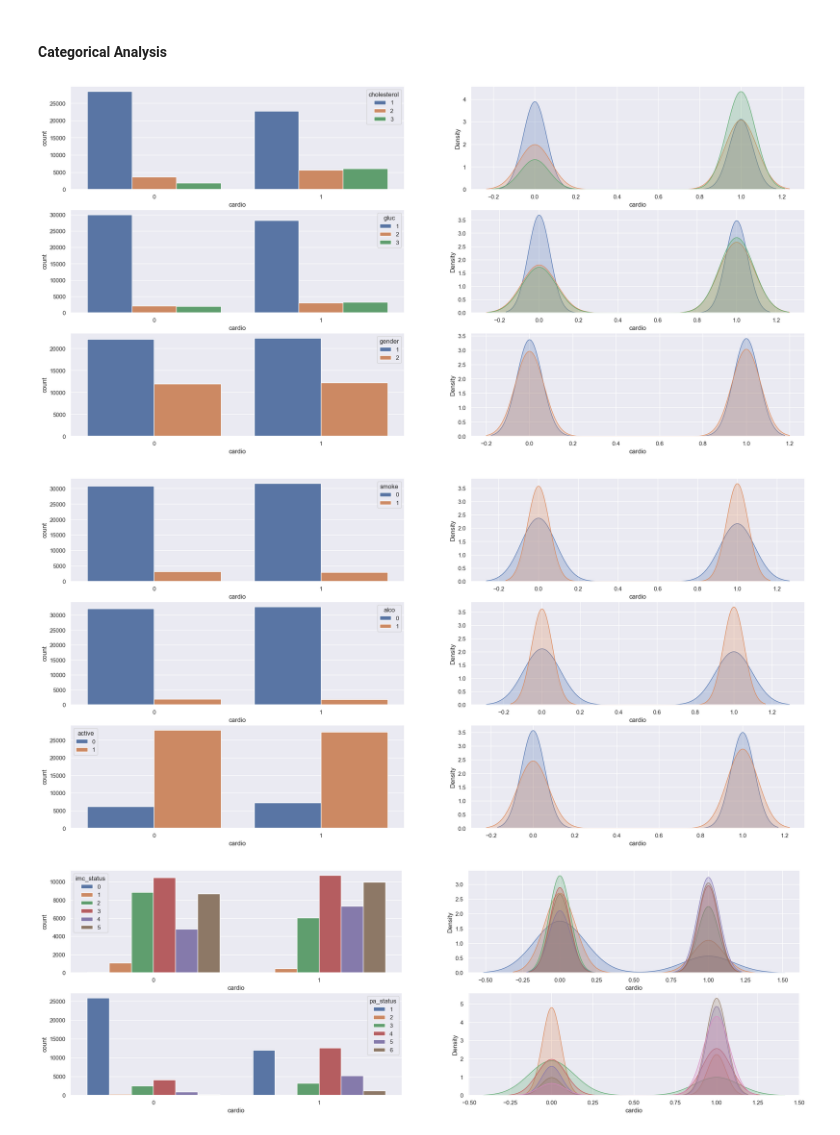
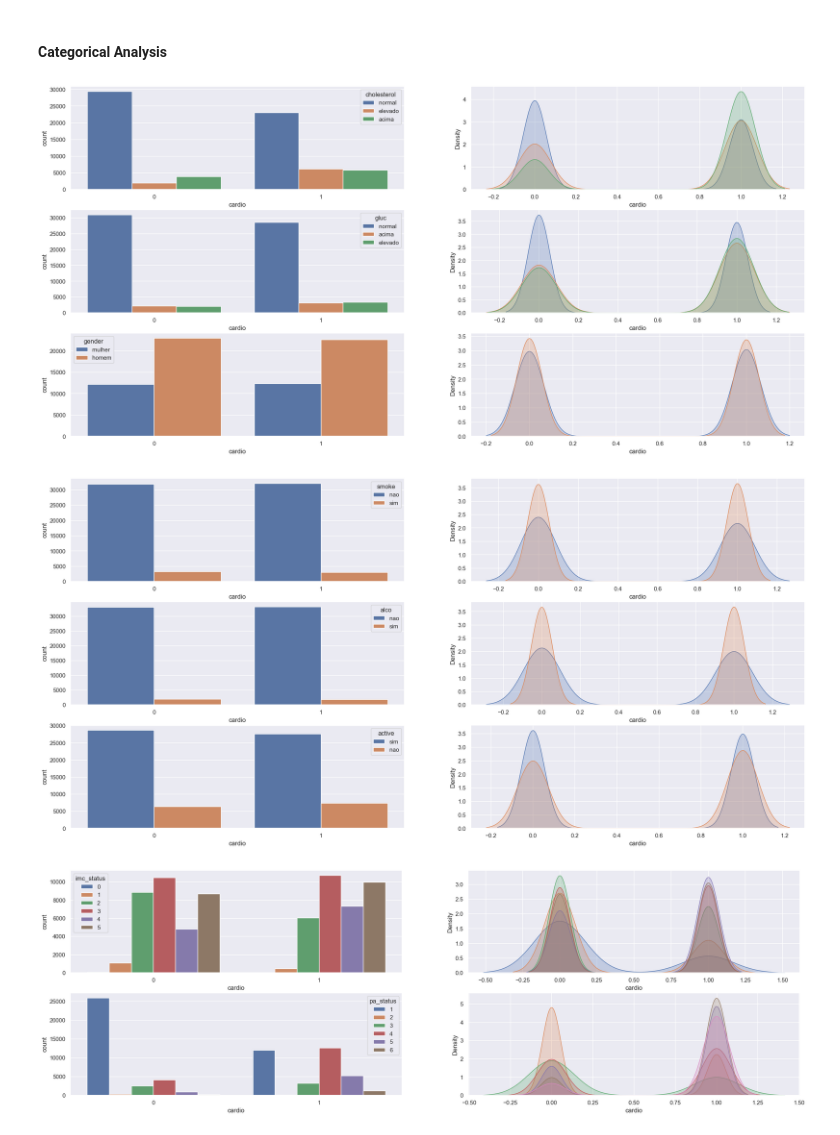
Before and after one commit to TalithaStella/CardioDisease, a Jupyter notebook: PA001-CCD ver3.ipynb, the cells around one changed output. Cells and saved outputs as stored; diff of their text form; code cells hidden in the pictures.

```diff
--- a/PA001-CCD ver3.ipynb
+++ b/PA001-CCD ver3.ipynb
@@ -164,7 +164,8 @@ memory usage: 6.9 MB
 ### Changing Data
 # %%
 # age - Change to years
-df1['age'] = round(df1['age'].apply(lambda x: x / 365.25 ), 2)
+df1['age'] = round(df1['age'].apply(lambda x: x / 365.25 ), 0)
+df1['age'] = df1['age'].astype(int)
 
 
 # Formatando pressão arterial
@@ -185,6 +186,7 @@ df1.head(5)
 A etapa de Feature Engineering foi colocada antes da EDA para ser possível a exploração de hipóteses que dependem de mais de 1 variável (IMC e Pressão Arterial)
 # %%
 df2 = df1.copy()
+df_cat = df1.copy()
 # %%
 # # Removendo outliers
 
@@ -222,3 +224,5 @@ df2['imc_status'] = df2['imc'].map(health)
 # Estágio II:  Hi <179 Lo <109 - 5
 # Estágio III: Hi >180 Lo >110 - 6
 df2['pa_status'] = df2.apply(lambda row: pa(row['ap_hi'], row['ap_lo']), axis=1)
+
+df_cat['gender'] = df_cat['gender'].apply( lambda x: 0 if x == 1 else 1)
@@ -337,83 +418,79 @@ sns.boxplot(x='imc_status',  data=df2);
 # %%
+# soro_map = { 1: 'normal', 2: 'acima', 3: 'elevado'}
+
 plt.subplot( 3, 2, 1)
 sns.countplot(
     x='cardio',
     hue=('cholesterol'),
-    data=df2,
+    data=df_cat,
 );
 
 plt.subplot( 3, 2, 2 )
-sns.kdeplot( df2[df2['cholesterol'] == 1]['cardio'], label=1, fill=True, legend=True  );
-sns.kdeplot( df2[df2['cholesterol'] == 2]['cardio'], label=2, fill=True, legend=True );
-sns.kdeplot( df2[df2['cholesterol'] == 3]['cardio'], label=3, fill=True, legend=True );
+sns.kdeplot( df_cat[df_cat['cholesterol'] == 'normal']['cardio'],  fill=True, legend=True  );
+sns.kdeplot( df_cat[df_cat['cholesterol'] == 'acima']['cardio'],  fill=True, legend=True );
+sns.kdeplot( df_cat[df_cat['cholesterol'] == 'elevado']['cardio'],  fill=True, legend=True );
 
 plt.subplot( 3, 2, 3)
 sns.countplot(
     x='cardio',
     hue=('gluc'),
-    data=df2,
+    data=df_cat,
 );
 
 plt.subplot( 3, 2, 4 )
-sns.kdeplot( df2[df2['gluc'] == 1]['cardio'], label=1, fill=True, legend=True  );
-sns.kdeplot( df2[df2['gluc'] == 2]['cardio'], label=2, fill=True, legend=True );
-sns.kdeplot( df2[df2['gluc'] == 3]['cardio'], label=3, fill=True, legend=True );
+sns.kdeplot( df_cat[df_cat['gluc'] == 'normal']['cardio'],  fill=True, legend=True  );
+sns.kdeplot( df_cat[df_cat['gluc'] == 'acima']['cardio'],  fill=True, legend=True );
+sns.kdeplot( df_cat[df_cat['gluc'] == 'elevado']['cardio'],  fill=True, legend=True );
 
 plt.subplot( 3, 2, 5)
 sns.countplot(
     x='cardio',
     hue=('gender'),
-    data=df2,
+    data=df_cat,
 );
 
 plt.subplot( 3, 2, 6 )
-sns.kdeplot( df2[df2['gender'] == 1]['cardio'], label=1, fill=True, legend=True  );
-sns.kdeplot( df2[df2['gender'] == 2]['cardio'], label=2, fill=True, legend=True );
+sns.kdeplot( df_cat[df_cat['gender'] == 'mulher']['cardio'],  fill=True, legend=True  );
+sns.kdeplot( df_cat[df_cat['gender'] == 'homem']['cardio'],  fill=True, legend=True );
 # %% [output]
-[figure, old version]
+[figure, new version]
 # %%
-# # smoke: 1, 0
-# # alco: 1, 0
-# # active: 1, 0
-
-# Assistir aula do gráfico de densidade!!!!!
-
 plt.subplot(3, 2, 1)
 sns.countplot(
     x='cardio',
     hue=('smoke'),
-    data=df2,
+    data=df_cat,
 );
 
 plt.subplot( 3, 2, 2 )
-sns.kdeplot( df2[df2['smoke'] == 1]['cardio'], label=1, fill=True, legend=True  );
-sns.kdeplot( df2[df2['smoke'] == 0]['cardio'], label=0, fill=True, legend=True );
+sns.kdeplot( df_cat[df_cat['smoke'] == 'sim']['cardio'], fill=True, legend=True  );
+sns.kdeplot( df_cat[df_cat['smoke'] == 'nao']['cardio'], fill=True, legend=True );
 
 
 plt.subplot(3, 2, 3)
 sns.countplot(
     x='cardio',
     hue=('alco'),
-    data=df2,
+    data=df_cat,
 );
 
 plt.subplot( 3, 2, 4 )
-sns.kdeplot( df2[df2['alco'] == 1]['cardio'], label=1, fill=True, legend=True  );
-sns.kdeplot( df2[df2['alco'] == 0]['cardio'], label=0, fill=True, legend=True );
+sns.kdeplot( df_cat[df_cat['alco'] == 'sim']['cardio'], fill=True, legend=True  );
+sns.kdeplot( df_cat[df_cat['alco'] == 'nao']['cardio'], fill=True, legend=True );
 
 
 plt.subplot(3, 2, 5)
 sns.countplot(
     x='cardio',
     hue=('active'),
-    data=df2,
+    data=df_cat,
 );
 
 plt.subplot( 3, 2, 6 )
-sns.kdeplot( df2[df2['active'] == 1]['cardio'], label=1, fill=True, legend=True  );
-sns.kdeplot( df2[df2['active'] == 0]['cardio'], label=0, fill=True, legend=True );
+sns.kdeplot( df_cat[df_cat['active'] == 'sim']['cardio'], fill=True, legend=True  );
+sns.kdeplot( df_cat[df_cat['active'] == 'nao']['cardio'], fill=True, legend=True );
 # %% [output]
-[figure, old version]
+[figure, new version]
 # %%
 plt.subplot(3, 2, 1)
 sns.countplot(
```
Also changed, not shown: parts of 59 cells of this notebook.
